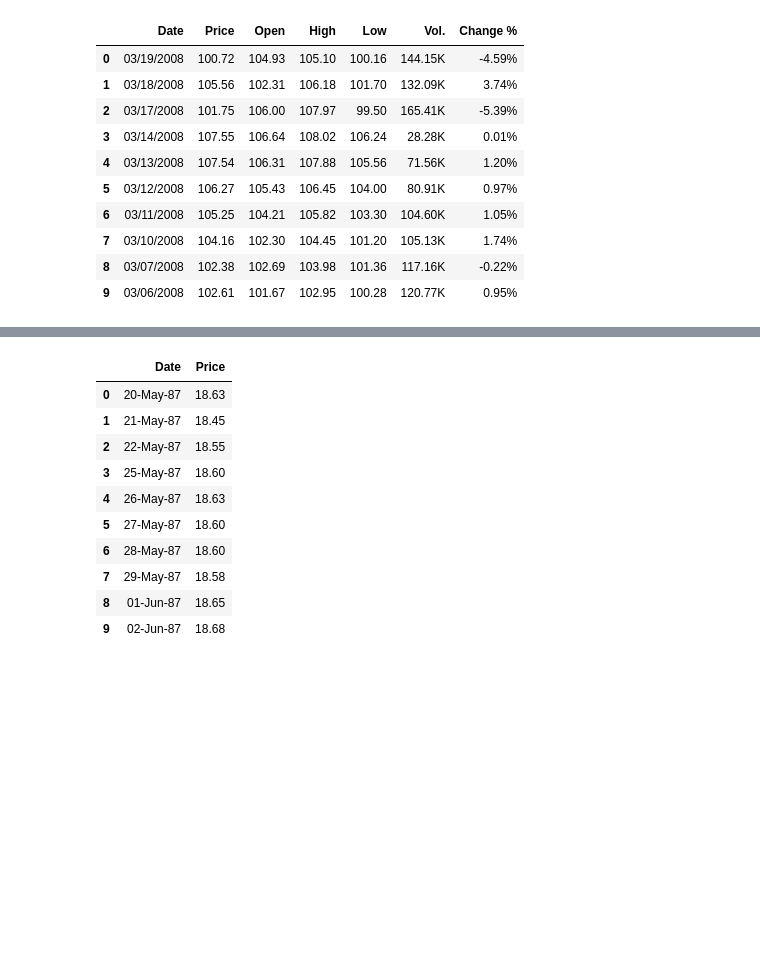
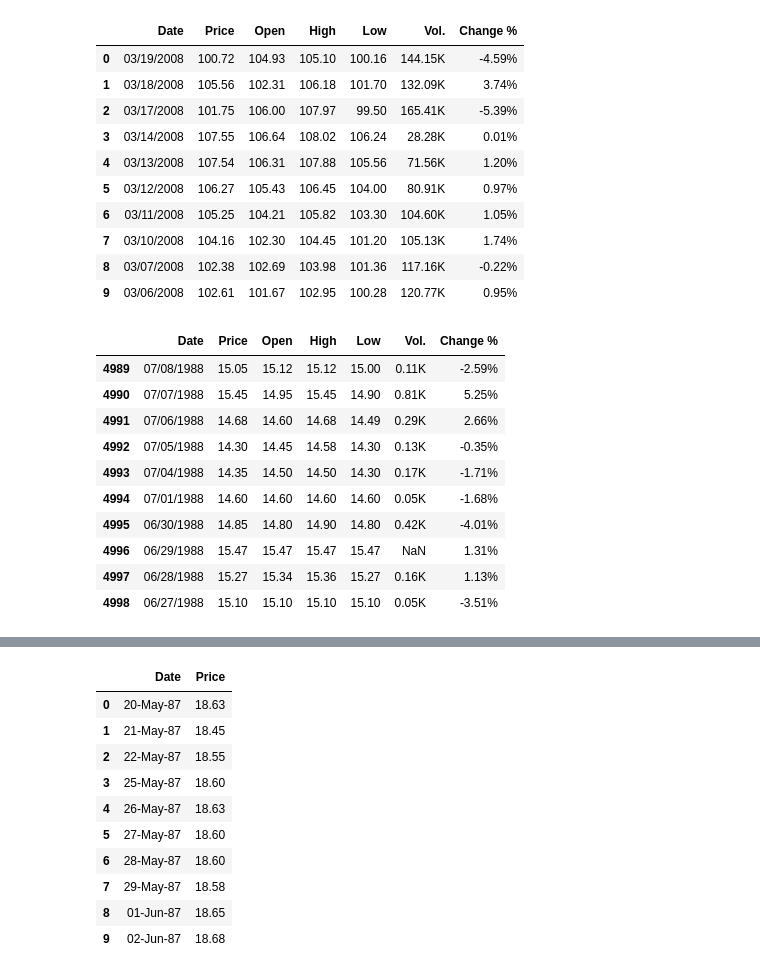
Before and after one commit to YeabsiraTibebu/Brent-oil-prices-data-analysis, a Jupyter notebook: notebook/EDA.ipynb, the cells around one changed output, grey strips where cells are left out. Drawn from its saved outputs; the diff is of its cells as text; code cells hidden in the pictures; blank space fills up the shorter version.

```diff
--- a/notebook/EDA.ipynb
+++ b/notebook/EDA.ipynb
@@ -41,3 +41,17 @@ df.head(10)
 | 7 | 03/10/2008 | 104.16 | 102.30 | 104.45 | 101.20 | 105.13K | 1.74% |
 | 8 | 03/07/2008 | 102.38 | 102.69 | 103.98 | 101.36 | 117.16K | -0.22% |
 | 9 | 03/06/2008 | 102.61 | 101.67 | 102.95 | 100.28 | 120.77K | 0.95% |
+# %%
+df.tail(10)
+# %% [output]
+|  | Date | Price | Open | High | Low | Vol. | Change % |
+| 4989 | 07/08/1988 | 15.05 | 15.12 | 15.12 | 15.00 | 0.11K | -2.59% |
+| 4990 | 07/07/1988 | 15.45 | 14.95 | 15.45 | 14.90 | 0.81K | 5.25% |
+| 4991 | 07/06/1988 | 14.68 | 14.60 | 14.68 | 14.49 | 0.29K | 2.66% |
+| 4992 | 07/05/1988 | 14.30 | 14.45 | 14.58 | 14.30 | 0.13K | -0.35% |
+| 4993 | 07/04/1988 | 14.35 | 14.50 | 14.50 | 14.30 | 0.17K | -1.71% |
+| 4994 | 07/01/1988 | 14.60 | 14.60 | 14.60 | 14.60 | 0.05K | -1.68% |
+| 4995 | 06/30/1988 | 14.85 | 14.80 | 14.90 | 14.80 | 0.42K | -4.01% |
+| 4996 | 06/29/1988 | 15.47 | 15.47 | 15.47 | 15.47 | NaN | 1.31% |
+| 4997 | 06/28/1988 | 15.27 | 15.34 | 15.36 | 15.27 | 0.16K | 1.13% |
+| 4998 | 06/27/1988 | 15.10 | 15.10 | 15.10 | 15.10 | 0.05K | -3.51% |
```
Also changed, not shown: parts of 25 cells of this notebook.
